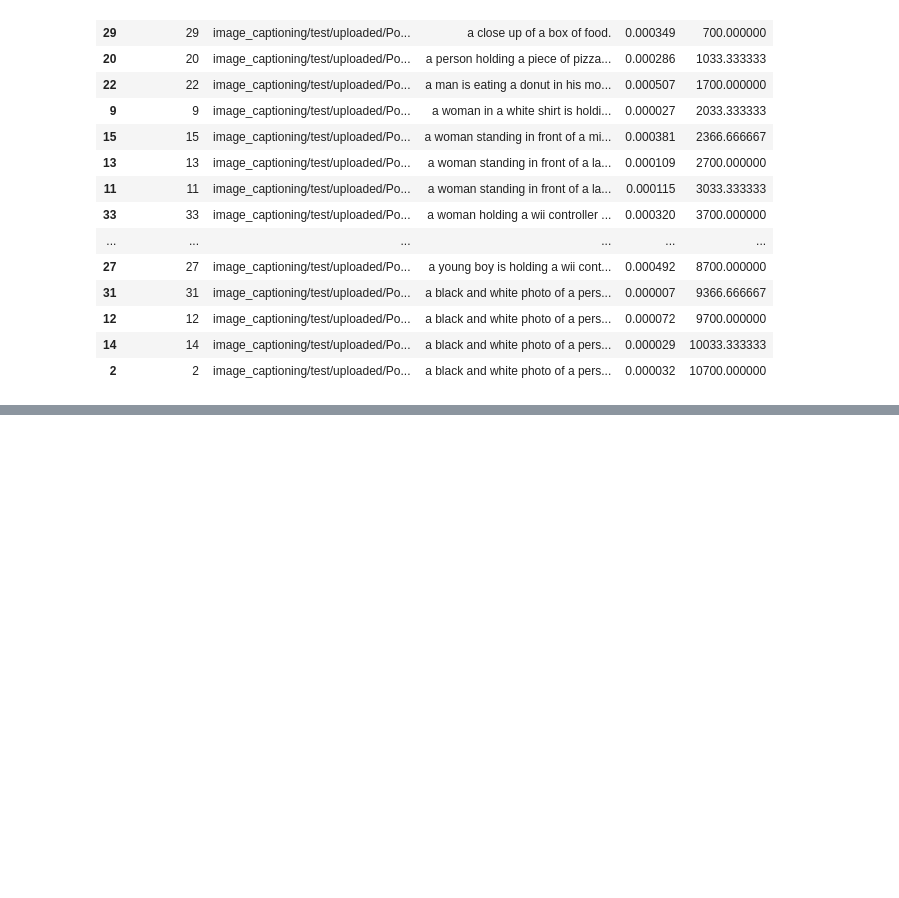
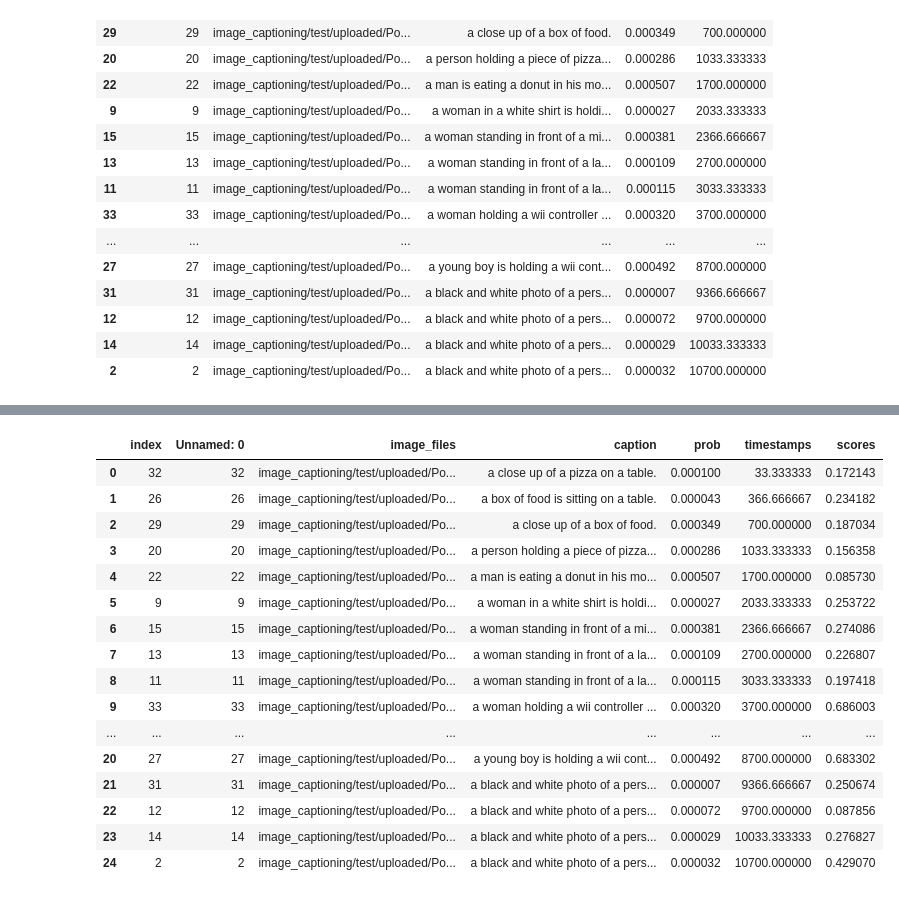
Before and after one commit to matthewgeng/videocontextsearch, a Jupyter notebook: backend/image_captioning/Untitled.ipynb, the cells around one changed output, grey strips where cells are left out. Drawn from its saved outputs; the diff is of its cells as text; code cells hidden in the pictures; blank space fills up the shorter version.

```diff
--- a/backend/image_captioning/Untitled.ipynb
+++ b/backend/image_captioning/Untitled.ipynb
@@ -130,0 +92,29 @@ df.sort_values(by=["timestamps"])
+# %%
+test = np.array([[0.1721433],
+                   [0.23418218]
+ ,[0.18703401]
+ ,[0.15635788]
+ ,[0.0857297 ]
+ ,[0.25372222]
+ ,[0.27408603]
+ ,[0.22680694]
+ ,[0.19741797]
+ ,[0.6860033 ]
+ ,[0.21996269]
+ ,[0.3841355 ]
+ ,[0.14839117]
+ ,[0.17066899]
+ ,[0.6618122 ]
+ ,[0.6110641 ]
+ ,[0.64181405]
+ ,[0.34773946]
+ ,[0.29123735]
+ ,[0.22052528]
+ ,[0.6833023 ]
+ ,[0.25067368]
+ ,[0.08785617]
+ ,[0.27682734]
+ ,[0.4290704 ]])
+# %%
+series = pd.DataFrame({"scores": test.flatten()})
+series
@@ -151,0 +180,21 @@ df
+# %%
+pred = pd.concat([df, series], axis=1)
+pred
+# %% [output]
+|  | index | Unnamed: 0 | image_files | caption | prob | timestamps | scores |
+| 0 | 32 | 32 | image_captioning/test/uploaded/Po... | a close up of a pizza on a table. | 0.000100 | 33.333333 | 0.172143 |
+| 1 | 26 | 26 | image_captioning/test/uploaded/Po... | a box of food is sitting on a table. | 0.000043 | 366.666667 | 0.234182 |
+| 2 | 29 | 29 | image_captioning/test/uploaded/Po... | a close up of a box of food. | 0.000349 | 700.000000 | 0.187034 |
+| 3 | 20 | 20 | image_captioning/test/uploaded/Po... | a person holding a piece of pizza... | 0.000286 | 1033.333333 | 0.156358 |
+| 4 | 22 | 22 | image_captioning/test/uploaded/Po... | a man is eating a donut in his mo... | 0.000507 | 1700.000000 | 0.085730 |
+| 5 | 9 | 9 | image_captioning/test/uploaded/Po... | a woman in a white shirt is holdi... | 0.000027 | 2033.333333 | 0.253722 |
+| 6 | 15 | 15 | image_captioning/test/uploaded/Po... | a woman standing in front of a mi... | 0.000381 | 2366.666667 | 0.274086 |
+| 7 | 13 | 13 | image_captioning/test/uploaded/Po... | a woman standing in front of a la... | 0.000109 | 2700.000000 | 0.226807 |
+| 8 | 11 | 11 | image_captioning/test/uploaded/Po... | a woman standing in front of a la... | 0.000115 | 3033.333333 | 0.197418 |
+| 9 | 33 | 33 | image_captioning/test/uploaded/Po... | a woman holding a wii controller ... | 0.000320 | 3700.000000 | 0.686003 |
+| ... | ... | ... | ... | ... | ... | ... | ... |
+| 20 | 27 | 27 | image_captioning/test/uploaded/Po... | a young boy is holding a wii cont... | 0.000492 | 8700.000000 | 0.683302 |
+| 21 | 31 | 31 | image_captioning/test/uploaded/Po... | a black and white photo of a pers... | 0.000007 | 9366.666667 | 0.250674 |
+| 22 | 12 | 12 | image_captioning/test/uploaded/Po... | a black and white photo of a pers... | 0.000072 | 9700.000000 | 0.087856 |
+| 23 | 14 | 14 | image_captioning/test/uploaded/Po... | a black and white photo of a pers... | 0.000029 | 10033.333333 | 0.276827 |
+| 24 | 2 | 2 | image_captioning/test/uploaded/Po... | a black and white photo of a pers... | 0.000032 | 10700.000000 | 0.429070 |
```
Also changed, not shown: parts of 14 cells of this notebook, 18 other files.
